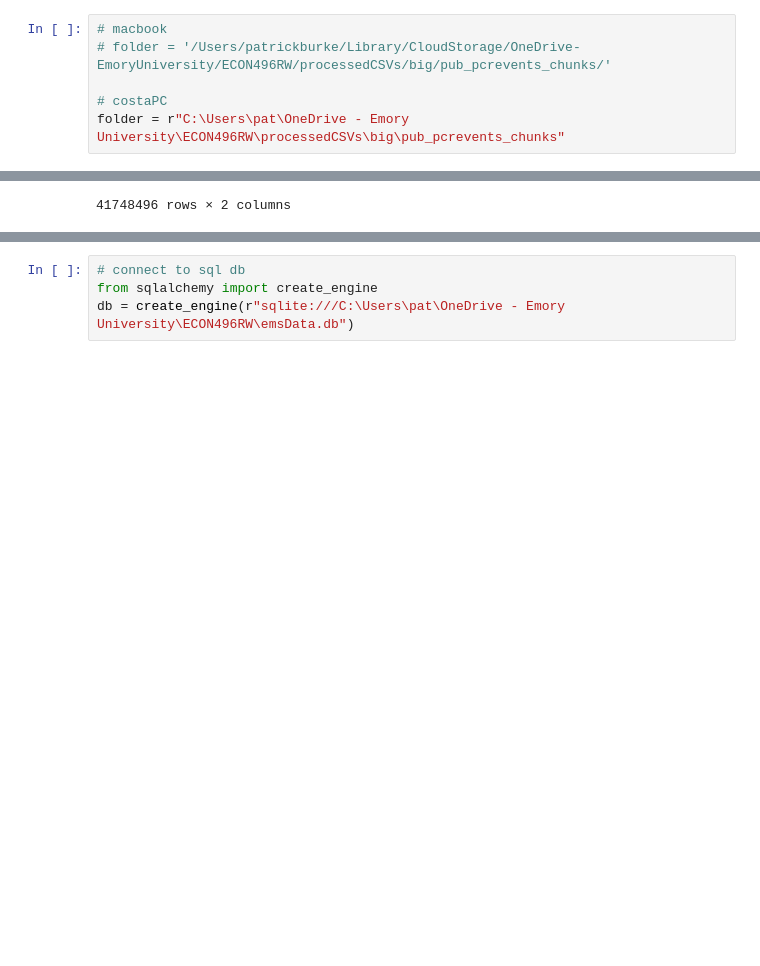
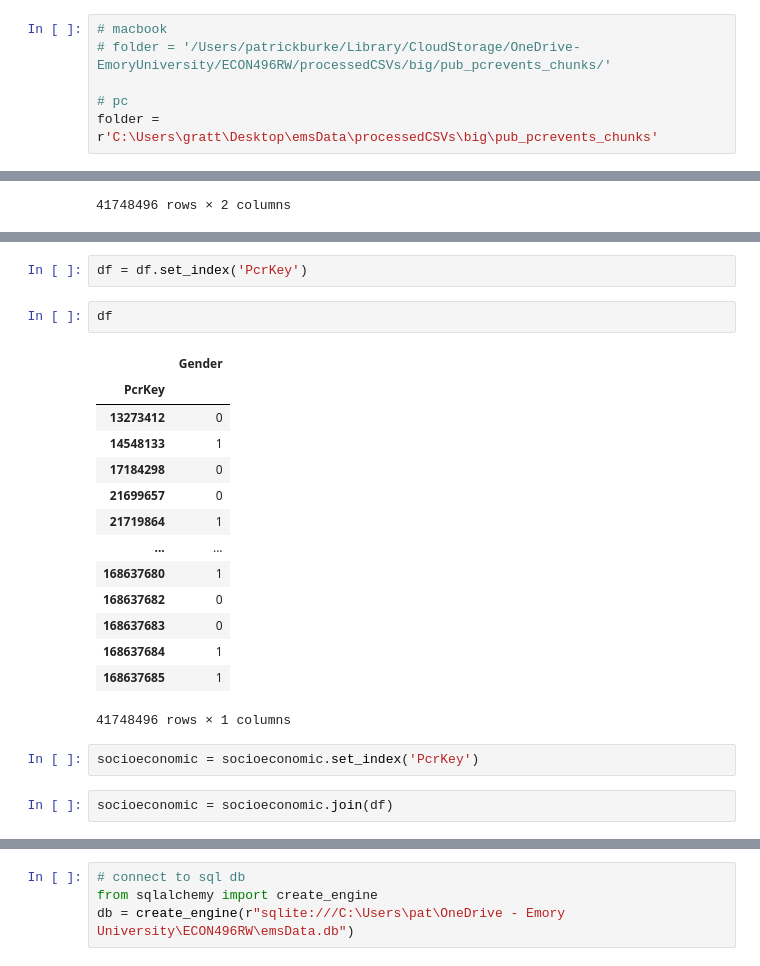
Before and after one commit to patgratt/emsBigDataProject, a Jupyter notebook: stage2-dataWrangling/notebooks/gender.ipynb, the cells around one changed output, grey strips where cells are left out. Saved outputs shown, nothing was run; the diff lists cells and outputs as text; blank space fills up the shorter version.

```diff
--- a/stage2-dataWrangling/notebooks/gender.ipynb
+++ b/stage2-dataWrangling/notebooks/gender.ipynb
@@ -6,8 +6,8 @@ import numpy as np
 # macbook
 # folder = '/Users/patrickburke/Library/CloudStorage/OneDrive-EmoryUniversity/ECON496RW/processedCSVs/big/pub_pcrevents_chunks/'
 
-# costaPC
-folder = r"C:\Users\pat\OneDrive - Emory University\ECON496RW\processedCSVs\big\pub_pcrevents_chunks"
+# pc
+folder = r'C:\Users\gratt\Desktop\emsData\processedCSVs\big\pub_pcrevents_chunks'
 # %%
 filepaths = [os.path.join(folder, filename) for filename in os.listdir(folder)]
 filepaths
@@ -79,0 +111,23 @@ df
+# %%
+df = df.set_index('PcrKey')
+# %%
+df
+# %% [output]
+|  | Gender |
+| PcrKey |  |
+| 13273412 | 0 |
+| 14548133 | 1 |
+| 17184298 | 0 |
+| 21699657 | 0 |
+| 21719864 | 1 |
+| ... | ... |
+| 168637680 | 1 |
+| 168637682 | 0 |
+| 168637683 | 0 |
+| 168637684 | 1 |
+| 168637685 | 1 |
+41748496 rows × 1 columns
+# %%
+socioeconomic = socioeconomic.set_index('PcrKey')
+# %%
+socioeconomic = socioeconomic.join(df)
```
Also changed, not shown: parts of 11 cells of this notebook, 1 other file.
